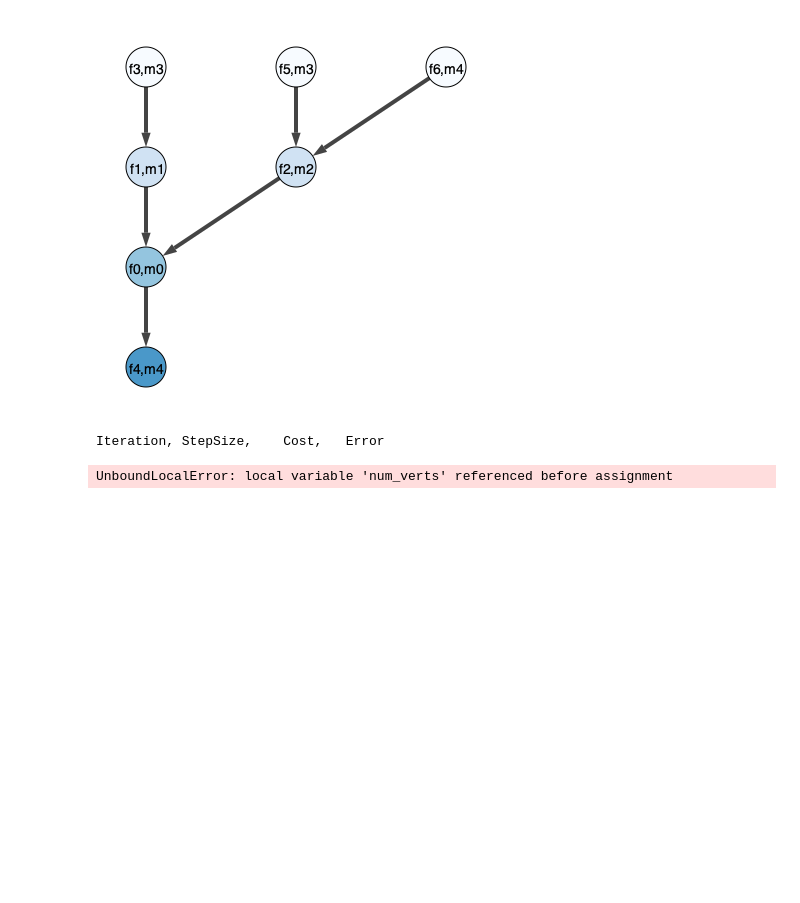
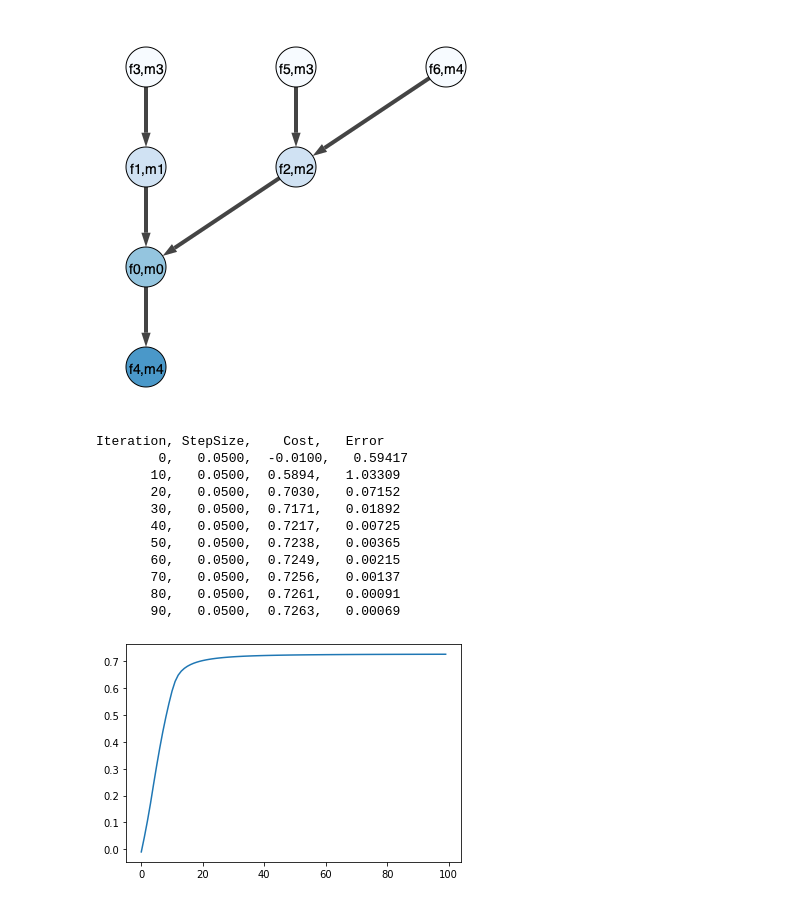
Before and after one commit to simda-muri/mmot, a Jupyter notebook: examples/Introduction.ipynb, the cells around one changed output. Cells and saved outputs as stored; diff of their text form; code cells hidden in the pictures; blank space fills up the shorter version.

```diff
--- a/examples/Introduction.ipynb
+++ b/examples/Introduction.ipynb
@@ -79,20 +80,30 @@ prob.Visualize(4,filename='DirectedTree.svg')
 # %%
 dual_vars = [np.zeros(x.shape) for i in range(prob.NumDual())]
 
 num_its = 100
-step_size = 0.1
+step_size = 0.05
 root_node = 3
 costs = np.nan*np.zeros(num_its)
 
 print('Iteration, StepSize,    Cost,   Error')
 for i in range(num_its):
     error = prob.Step(root_node, dual_vars, step_size)
     costs[i] = prob.ComputeCost(dual_vars)
     if((i%10)==0):
         print('{:9d},   {:0.4f},  {:0.4f},   {:0.5f}'.format(i,step_size, costs[i], error))
 
 plt.plot(costs)
 plt.show()
 # %% [output]
 Iteration, StepSize,    Cost,   Error
+        0,   0.0500,  -0.0100,   0.59417
+       10,   0.0500,  0.5894,   1.03309
+       20,   0.0500,  0.7030,   0.07152
+       30,   0.0500,  0.7171,   0.01892
+       40,   0.0500,  0.7217,   0.00725
+       50,   0.0500,  0.7238,   0.00365
+       60,   0.0500,  0.7249,   0.00215
+       70,   0.0500,  0.7256,   0.00137
+       80,   0.0500,  0.7261,   0.00091
+       90,   0.0500,  0.7263,   0.00069
-UnboundLocalError: local variable 'num_verts' referenced before assignment
+[figure, added]
```
Also changed, not shown: parts of 2 cells of this notebook, 3 other files.
